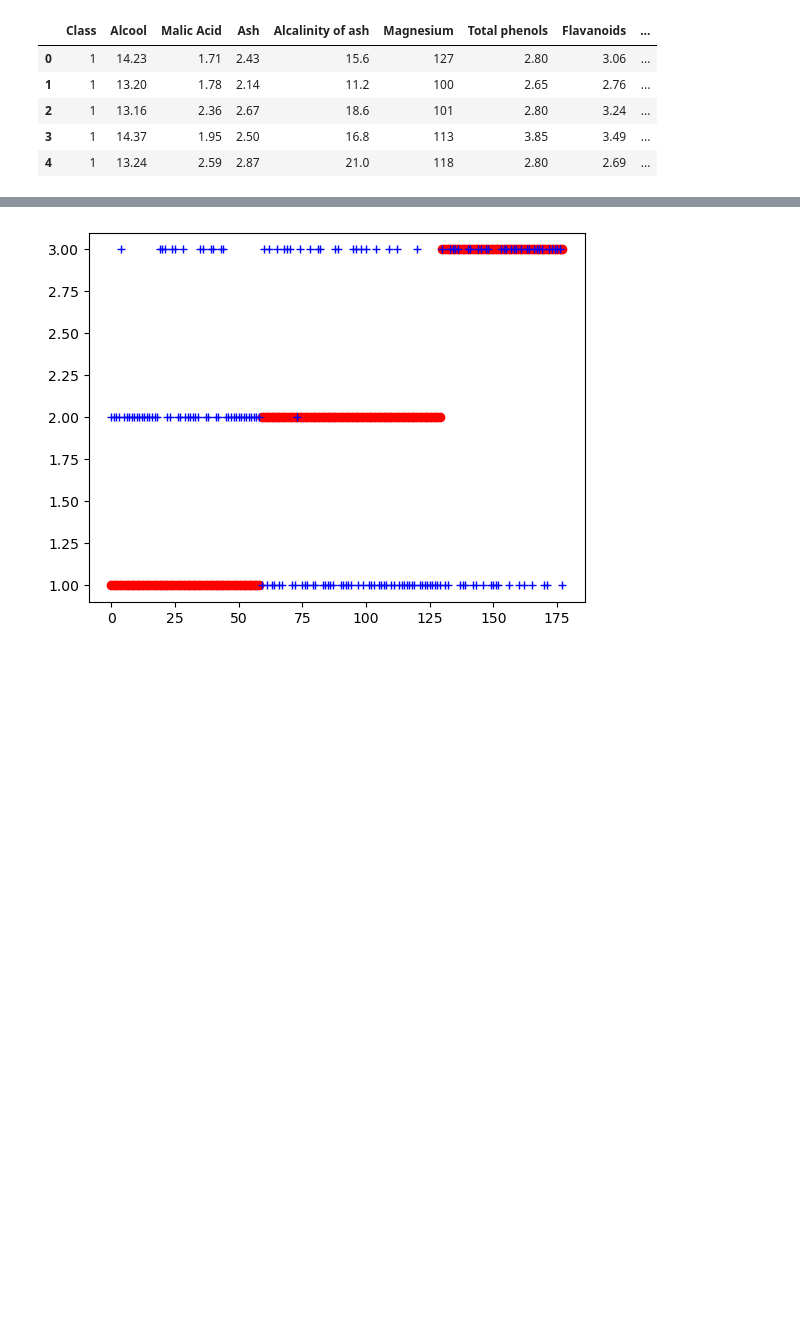
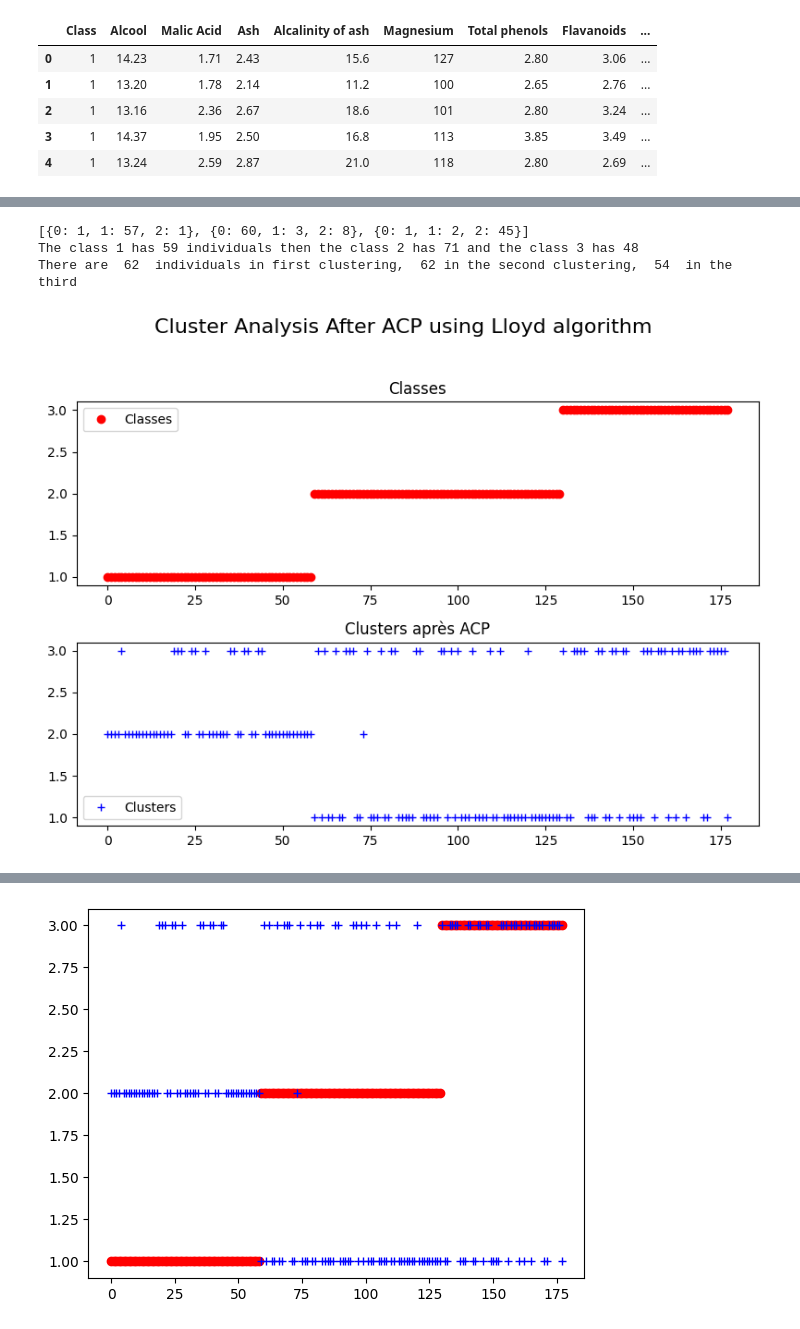
Before and after one commit to netodeabreujoao/projet_traitement_info, a Jupyter notebook: project.ipynb, the cells around one changed output, grey strips where cells are left out. Cells and saved outputs as stored; diff of their text form; code cells hidden in the pictures; blank space fills up the shorter version.

```diff
--- a/project.ipynb
+++ b/project.ipynb
@@ -11,0 +124,72 @@ data.head()
+# %%
+from sklearn.cluster import KMeans
+
+model = KMeans(n_clusters=3, init='k-means++', n_init=1000)
+
+S = S[:,:8]
+
+model.fit(S)
+
+#print(model.labels_)
+
+class_differents = []
+for _ in range(3):  # For each class (1, 2, 3)
+    class_differents.append({i: 0 for i in range(3)})
+
+classes = data.loc[:,data.columns[0]].to_numpy()
+
+class_0 = 0
+class_1 = 0
+class_2 = 0
+
+for i in range(178):
+    if(model.labels_[i]== 0):
+        class_0 += 1
+    elif(model.labels_[i] == 1):
+        class_1 += 1
+    elif(model.labels_[i] == 2):
+        class_2 += 1
+
+
+
+
+for i in range(178):
+    if( classes[i] == 1):
+        class_differents[0][model.labels_[i]] += 1
+    elif( classes[i] == 2):
+        class_differents[1][model.labels_[i]] += 1
+    elif( classes[i] == 3):
+        class_differents[2][model.labels_[i]] += 1
+
+print(class_differents)
+
+
+print("The class 1 has 59 individuals then the class 2 has 71 and the class 3 has 48")
+print("There are ",class_0," individuals in first clustering, ", class_1,"in the second clustering, ",class_2, " in the third")
+# %% [output]
+[{0: 1, 1: 57, 2: 1}, {0: 60, 1: 3, 2: 8}, {0: 1, 1: 2, 2: 45}]
+The class 1 has 59 individuals then the class 2 has 71 and the class 3 has 48
+There are  62  individuals in first clustering,  62 in the second clustering,  54  in the third
+# %%
+# Création de la figure
+fig, axs = plt.subplots(2, 1, figsize=(8, 6))
+
+# Ajout des courbes
+axs[0].plot(classes, 'ro', label='Classes')
+axs[0].set_title("Classes")  # Titre pour le premier sous-graphe
+axs[0].legend()
+
+axs[1].plot(tab, 'b+', label='Clusters')
+axs[1].set_title("Clusters après ACP")  # Titre pour le deuxième sous-graphe
+axs[1].legend()
+
+# Ajout d'un titre global
+fig.suptitle("Cluster Analysis After ACP using Lloyd algorithm", fontsize=16)
+
+# Ajustement des marges pour éviter les chevauchements
+fig.tight_layout(rect=[0, 0, 1, 0.95])
+
+# Afficher la figure
+plt.show()
+# %% [output]
+[figure, added]
```
Also changed, not shown: parts of 6 cells of this notebook.
